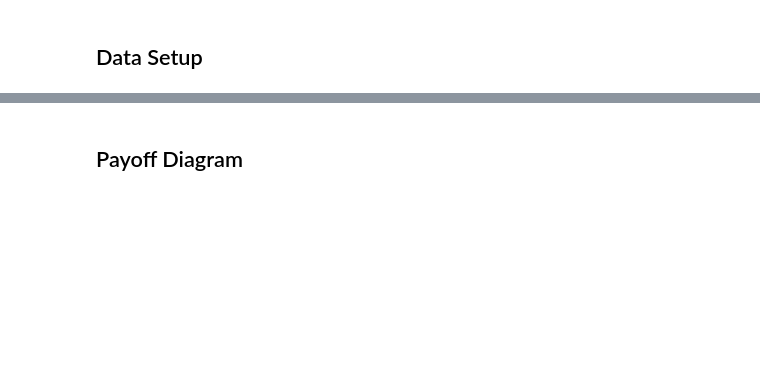
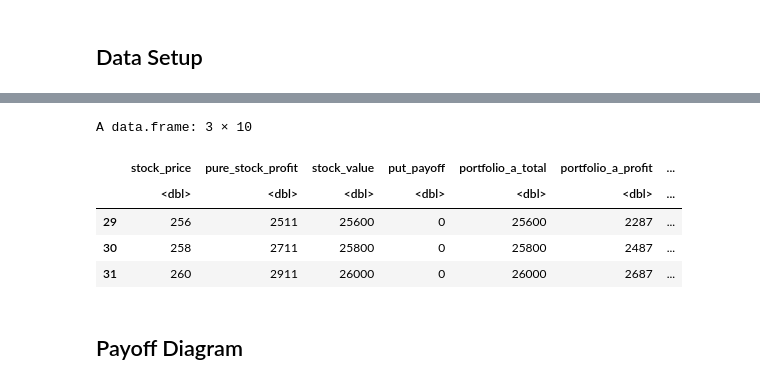
Before and after one commit to imoore99/put_call_parity, a Jupyter notebook: put_call_parity.ipynb, the cells around one changed output, grey strips where cells are left out. Cells and saved outputs as stored; diff of their text form; code cells hidden in the pictures; blank space fills up the shorter version.

```diff
--- a/put_call_parity.ipynb
+++ b/put_call_parity.ipynb
@@ -99,5 +89,13 @@ data_head <- head(payoff_data, 3)
 # %%
 data_tail <- tail(payoff_data, 3)
+data_tail
+# %% [output]
+A data.frame: 3 × 10
+|  | stock_price | pure_stock_profit | stock_value | put_payoff | portfolio_a_total | portfolio_a_profit | ... |
+|  | <dbl> | <dbl> | <dbl> | <dbl> | <dbl> | <dbl> | ... |
+| 29 | 256 | 2511 | 25600 | 0 | 25600 | 2287 | ... |
+| 30 | 258 | 2711 | 25800 | 0 | 25800 | 2487 | ... |
+| 31 | 260 | 2911 | 26000 | 0 | 26000 | 2687 | ... |
 # %% [markdown]
 ## Payoff Diagram
 # %%
```
Also changed, not shown: parts of 12 cells of this notebook, 4 other files.
